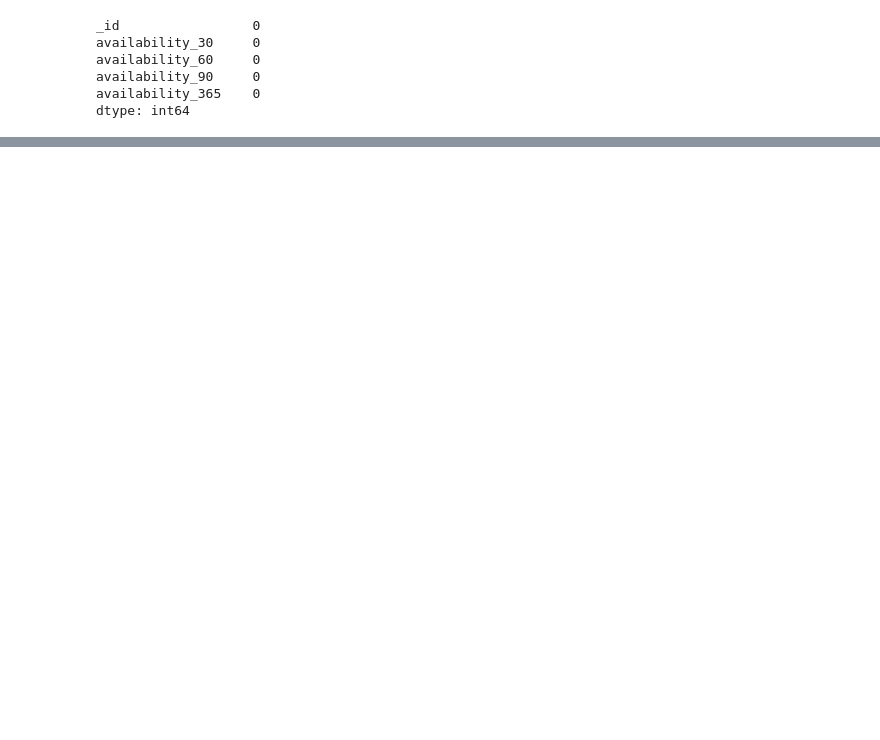
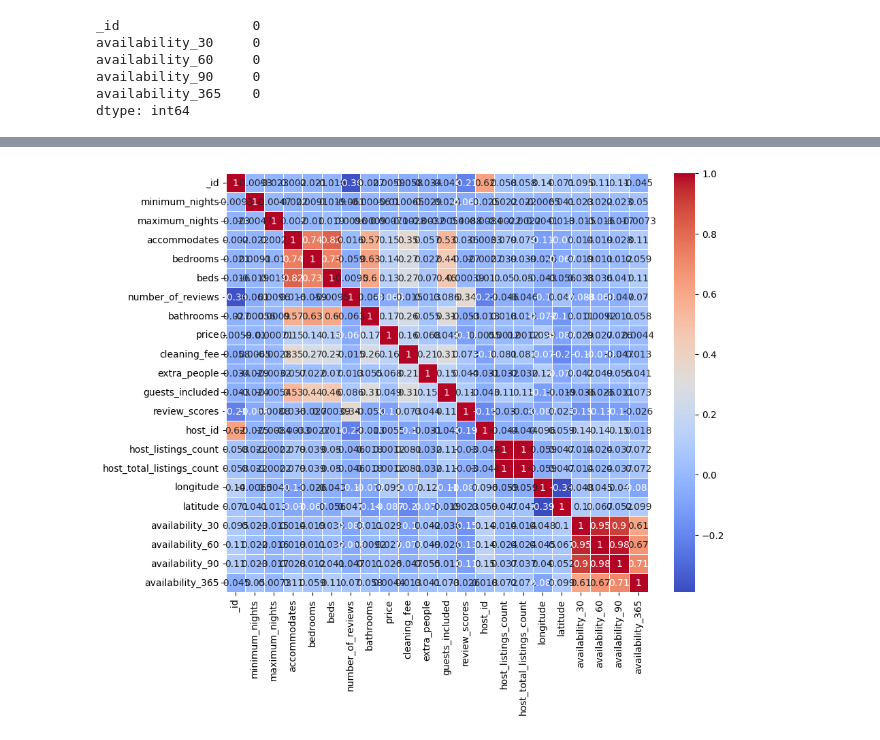
Before and after one commit to manoj8312/AAirbnb_Data_Analysis, a Jupyter notebook: air.ipynb, the cells around one changed output, grey strips where cells are left out. Saved outputs shown, nothing was run; the diff lists cells and outputs as text; code cells hidden in the pictures; blank space fills up the shorter version.

```diff
--- a/air.ipynb
+++ b/air.ipynb
@@ -334,0 +823,15 @@ df=pd.read_csv(r"C:\Users\ss996\OneDrive\Desktop\Projects\P3-Airbnb")
+# %%
+import pandas as pd
+
+# Load the data from a CSV file
+df = pd.read_csv(r'C:\Users\ss996\OneDrive\Desktop\Projects\P3-Airbnb\airbnb_cleaned_data.csv')
+
+# Select only numeric columns for correlation
+numeric_columns = df.select_dtypes(include=['number']).columns
+numeric_df = df[numeric_columns]
+
+# Calculate the correlation matrix
+correlation_matrix = numeric_df.corr()
+
+# Print the correlation matrix
+print(correlation_matrix)
@@ -334,0 +856,10 @@ df=pd.read_csv(r"C:\Users\ss996\OneDrive\Desktop\Projects\P3-Airbnb")
+# %%
+import seaborn as sns
+import matplotlib.pyplot as plt
+
+# Create a heatmap of the correlation matrix
+plt.figure(figsize=(10, 8))
+sns.heatmap(correlation_matrix, annot=True, cmap='coolwarm', linewidths=0.5)
+plt.show()
+# %% [output]
+[figure, added]
```
Also changed, not shown: parts of 53 cells of this notebook.
